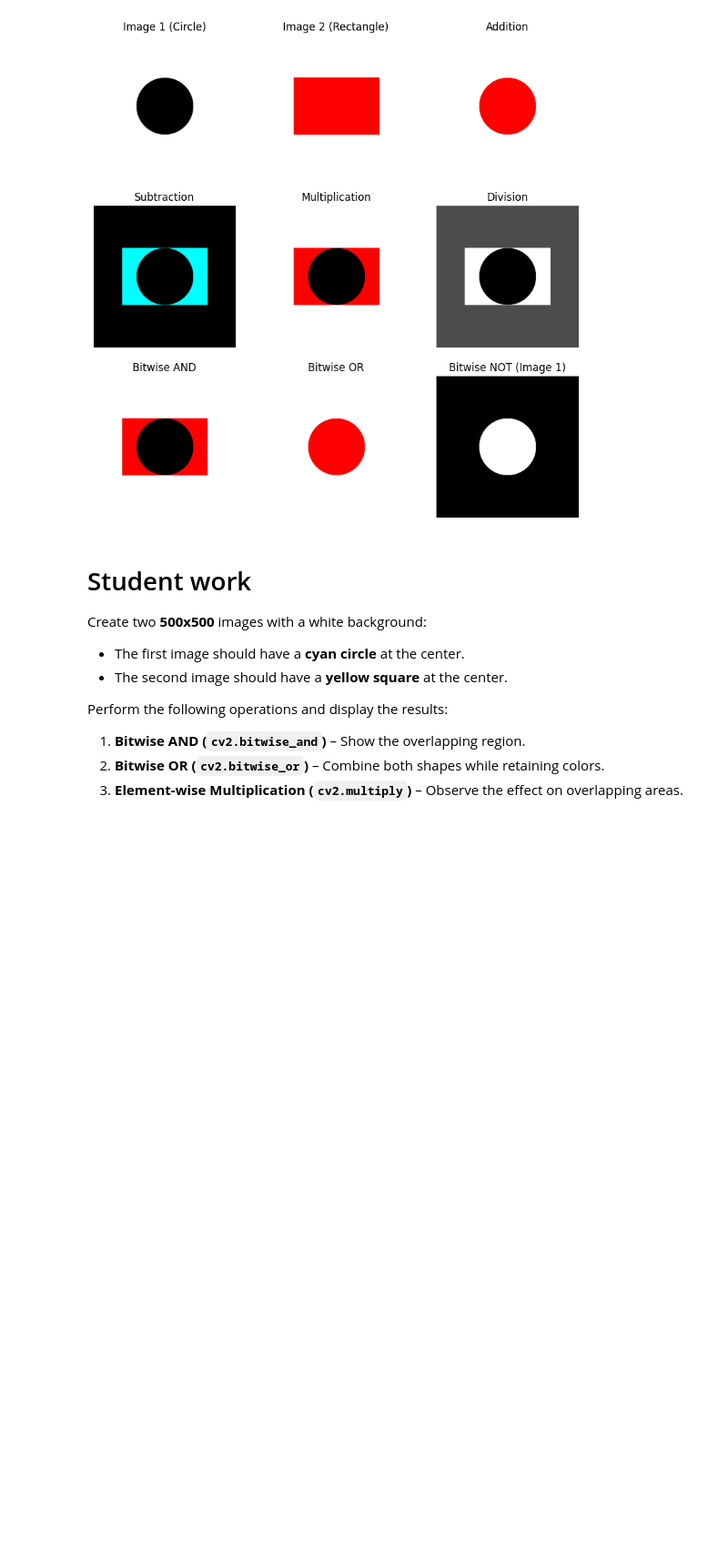
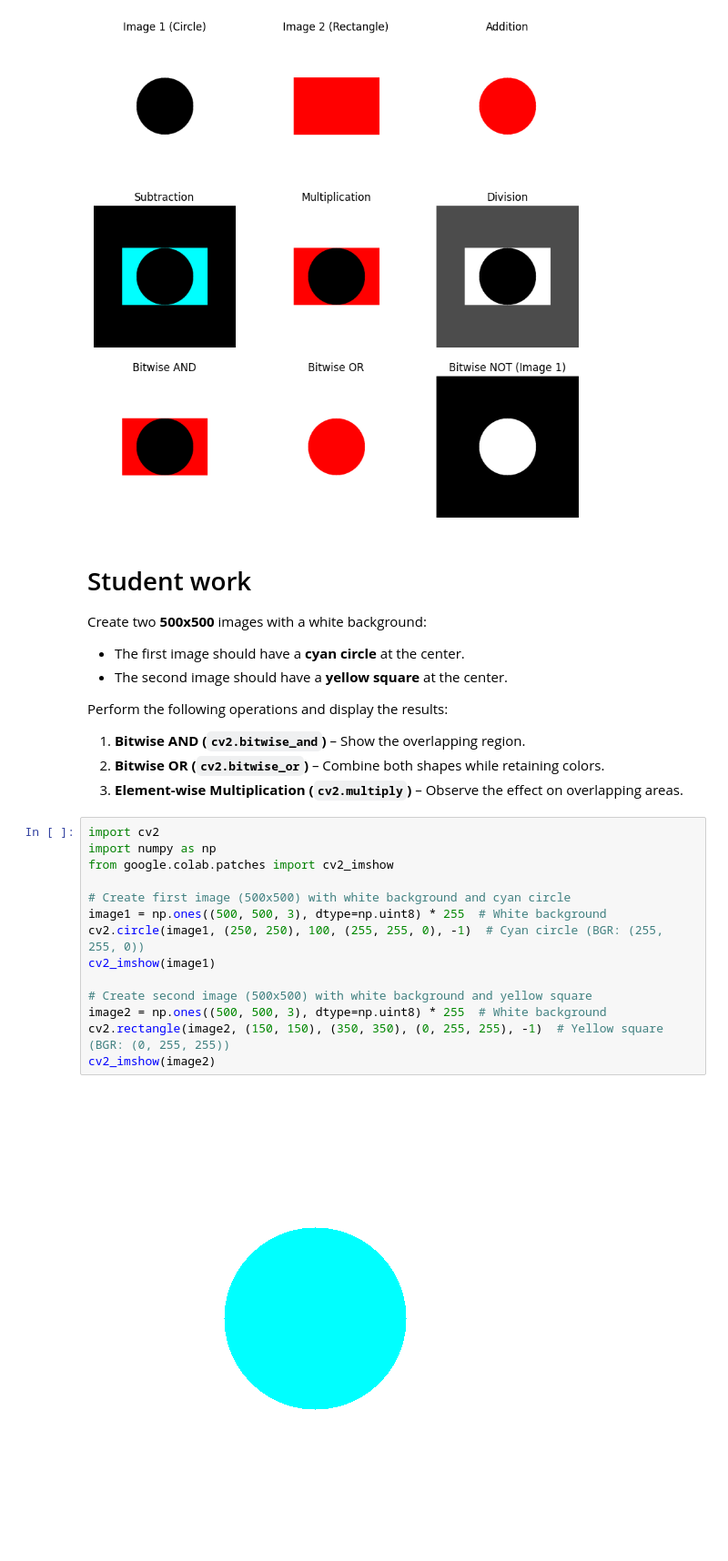
Before and after one commit to Mehadi4021/Digital-Image-Processing_Lab_CSE438, a Jupyter notebook: Experiment_No4_DIP_Lab_Day_4_ipynb.ipynb, the cells around one changed output. Shown: that part at 91% size. Saved outputs shown, nothing was run; the diff lists cells and outputs as text; blank space fills up the shorter version.

```diff
--- a/Experiment_No4_DIP_Lab_Day_4_ipynb.ipynb
+++ b/Experiment_No4_DIP_Lab_Day_4_ipynb.ipynb
@@ -143,3 +143,19 @@ Perform the following operations and display the results:
 1. **Bitwise AND (`cv2.bitwise_and`)** – Show the overlapping region.
 2. **Bitwise OR (`cv2.bitwise_or`)** – Combine both shapes while retaining colors.
 3. **Element-wise Multiplication (`cv2.multiply`)** – Observe the effect on overlapping areas.
+# %%
+import cv2
+import numpy as np
+from google.colab.patches import cv2_imshow
+
+# Create first image (500x500) with white background and cyan circle
+image1 = np.ones((500, 500, 3), dtype=np.uint8) * 255  # White background
+cv2.circle(image1, (250, 250), 100, (255, 255, 0), -1)  # Cyan circle (BGR: (255, 255, 0))
+cv2_imshow(image1)
+
+# Create second image (500x500) with white background and yellow square
+image2 = np.ones((500, 500, 3), dtype=np.uint8) * 255  # White background
+cv2.rectangle(image2, (150, 150), (350, 350), (0, 255, 255), -1)  # Yellow square (BGR: (0, 255, 255))
+cv2_imshow(image2)
+# %% [output]
+[figure, added]
```
Also changed, not shown: parts of 4 cells of this notebook.
